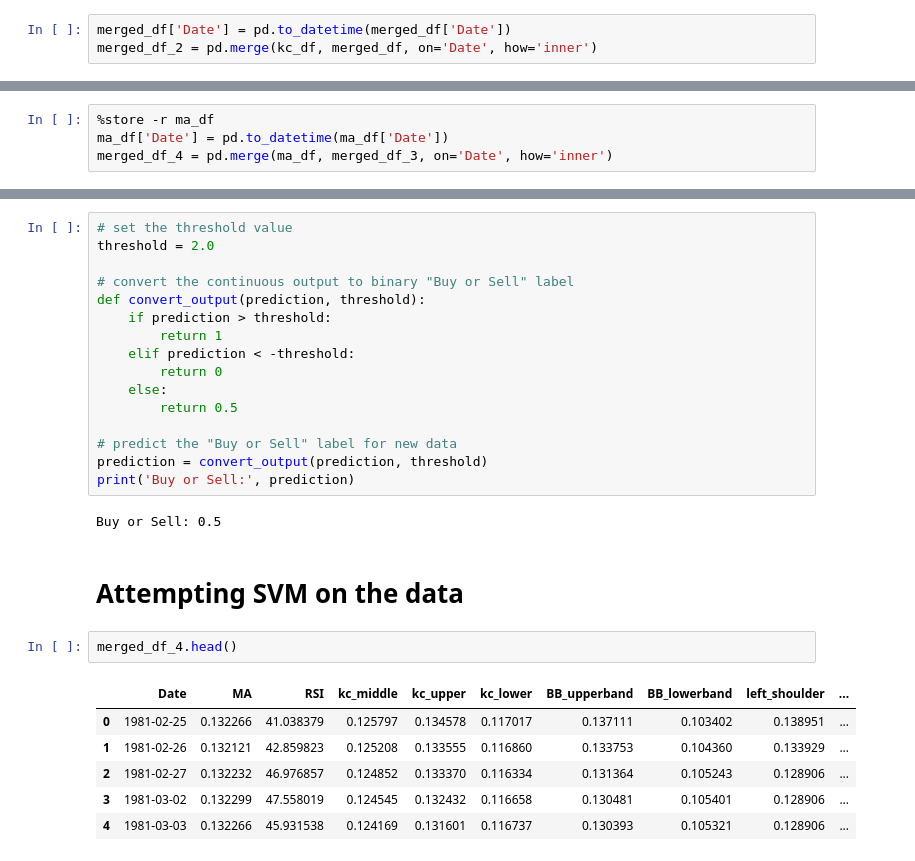
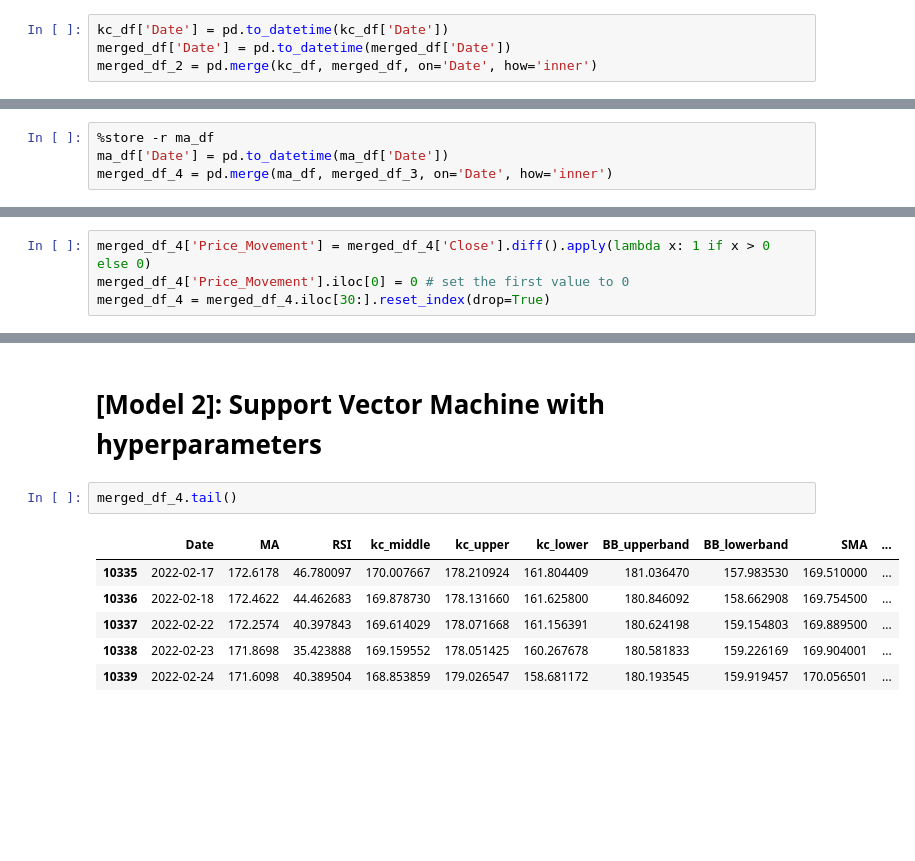
Before and after one commit to ShubhangamPrasad/Technical-Indicator-Evaluator, a Jupyter notebook: Merged_DF.ipynb, the cells around one changed output, grey strips where cells are left out. Cells and saved outputs as stored; diff of their text form; blank space fills up the shorter version.

```diff
--- a/Merged_DF.ipynb
+++ b/Merged_DF.ipynb
@@ -58,4 +60,5 @@ kc_df.head()
 # %%
+kc_df['Date'] = pd.to_datetime(kc_df['Date'])
 merged_df['Date'] = pd.to_datetime(merged_df['Date'])
 merged_df_2 = pd.merge(kc_df, merged_df, on='Date', how='inner')
 # %%
@@ -135,0 +144,4 @@ See the caveats in the documentation: https://pandas.pydata.org/pandas-docs/stab
+# %%
+merged_df_4['Price_Movement'] = merged_df_4['Close'].diff().apply(lambda x: 1 if x > 0 else 0)
+merged_df_4['Price_Movement'].iloc[0] = 0 # set the first value to 0
+merged_df_4 = merged_df_4.iloc[30:].reset_index(drop=True)
@@ -167,32 +215,14 @@ Prediction: [0.57885034]
-# %%
-# set the threshold value
-threshold = 2.0
-
-# convert the continuous output to binary "Buy or Sell" label
-def convert_output(prediction, threshold):
-    if prediction > threshold:
-        return 1
-    elif prediction < -threshold:
-        return 0
-    else:
-        return 0.5
-
-# predict the "Buy or Sell" label for new data
-prediction = convert_output(prediction, threshold)
-print('Buy or Sell:', prediction)
-# %% [output]
-Buy or Sell: 0.5
-# %% [markdown]
-# Attempting SVM on the data
+# %% [markdown]
+# [Model 2]: Support Vector Machine with hyperparameters
 # %%
-merged_df_4.head()
+merged_df_4.tail()
 # %% [output]
-|  | Date | MA | RSI | kc_middle | kc_upper | kc_lower | BB_upperband | BB_lowerband | left_shoulder | ... |
-| 0 | 1981-02-25 | 0.132266 | 41.038379 | 0.125797 | 0.134578 | 0.117017 | 0.137111 | 0.103402 | 0.138951 | ... |
-| 1 | 1981-02-26 | 0.132121 | 42.859823 | 0.125208 | 0.133555 | 0.116860 | 0.133753 | 0.104360 | 0.133929 | ... |
-| 2 | 1981-02-27 | 0.132232 | 46.976857 | 0.124852 | 0.133370 | 0.116334 | 0.131364 | 0.105243 | 0.128906 | ... |
-| 3 | 1981-03-02 | 0.132299 | 47.558019 | 0.124545 | 0.132432 | 0.116658 | 0.130481 | 0.105401 | 0.128906 | ... |
-| 4 | 1981-03-03 | 0.132266 | 45.931538 | 0.124169 | 0.131601 | 0.116737 | 0.130393 | 0.105321 | 0.128906 | ... |
+|  | Date | MA | RSI | kc_middle | kc_upper | kc_lower | BB_upperband | BB_lowerband | SMA | ... |
+| 10335 | 2022-02-17 | 172.6178 | 46.780097 | 170.007667 | 178.210924 | 161.804409 | 181.036470 | 157.983530 | 169.510000 | ... |
+| 10336 | 2022-02-18 | 172.4622 | 44.462683 | 169.878730 | 178.131660 | 161.625800 | 180.846092 | 158.662908 | 169.754500 | ... |
+| 10337 | 2022-02-22 | 172.2574 | 40.397843 | 169.614029 | 178.071668 | 161.156391 | 180.624198 | 159.154803 | 169.889500 | ... |
+| 10338 | 2022-02-23 | 171.8698 | 35.423888 | 169.159552 | 178.051425 | 160.267678 | 180.581833 | 159.226169 | 169.904001 | ... |
+| 10339 | 2022-02-24 | 171.6098 | 40.389504 | 168.853859 | 179.026547 | 158.681172 | 180.193545 | 159.919457 | 170.056501 | ... |
 # %%
 from sklearn.svm import SVC
 from sklearn.model_selection import train_test_split
```
Also changed, not shown: parts of 26 cells of this notebook.
